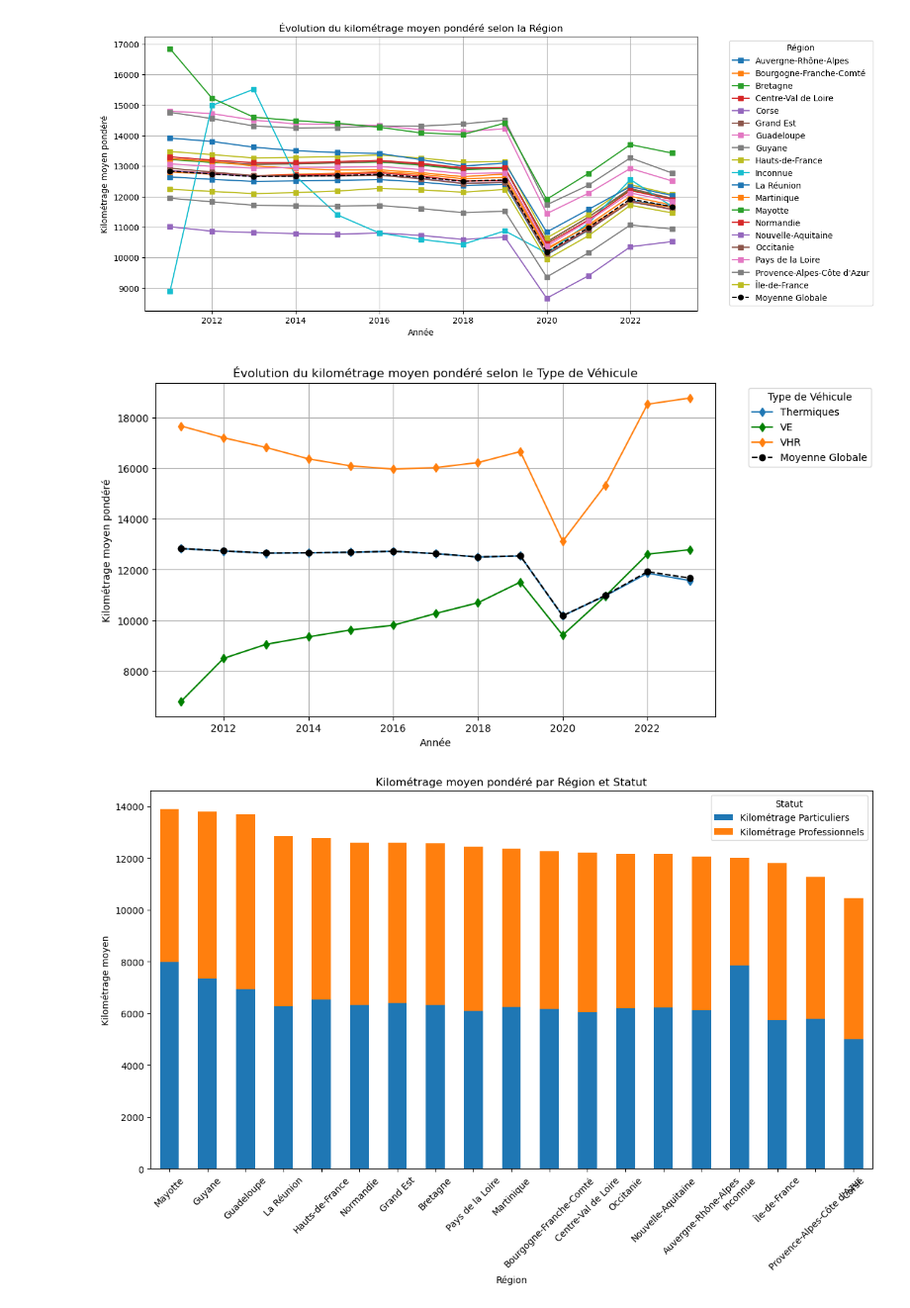
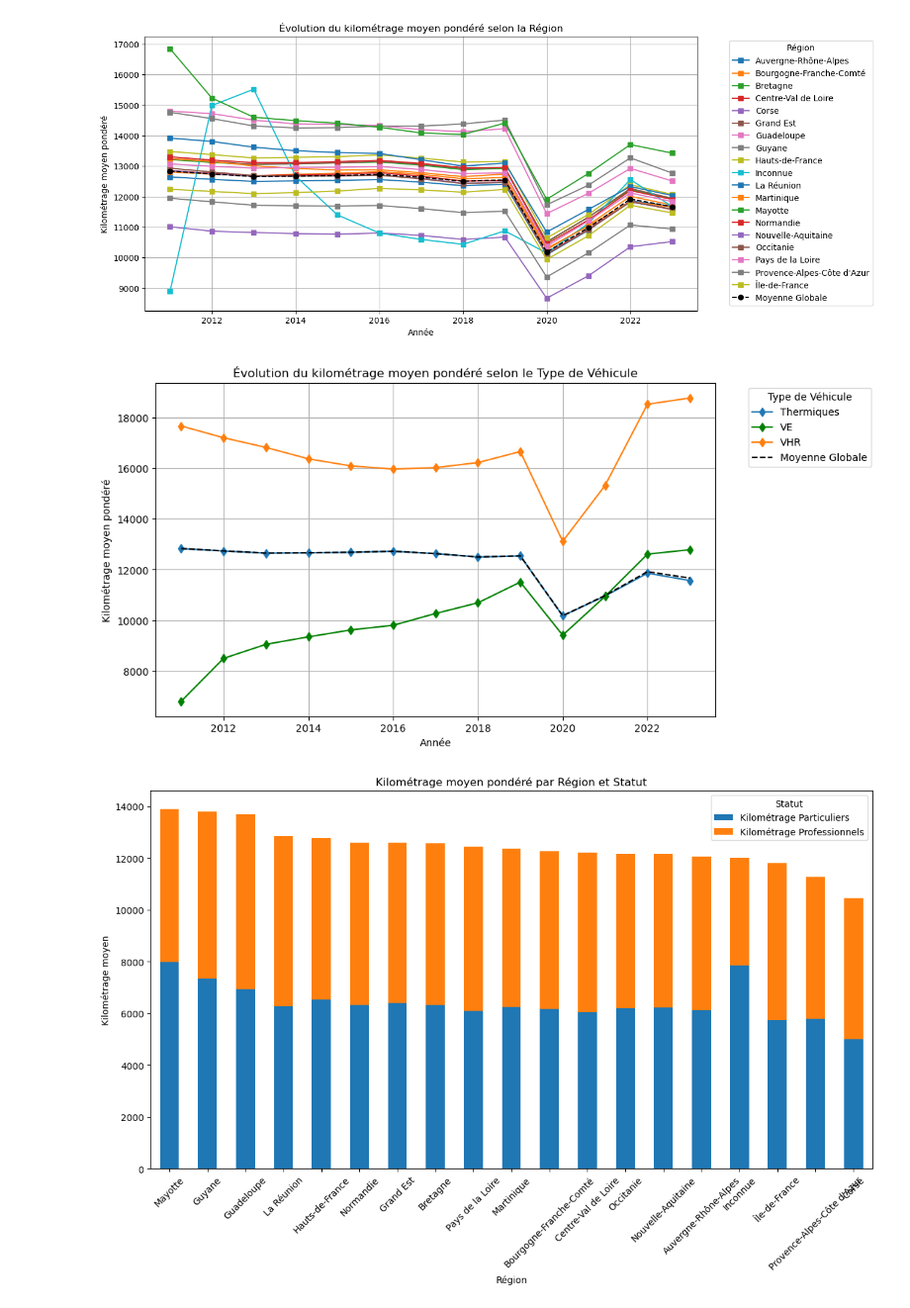
Before and after one commit to HugoMorand/Statapp, a Jupyter notebook: StatDes/plot.ipynb, the cells around one changed output. Shown at 99% size. Saved outputs shown, nothing was run; the diff lists cells and outputs as text; code cells hidden in the pictures.

```diff
--- a/StatDes/plot.ipynb
+++ b/StatDes/plot.ipynb
@@ -545,25 +557,25 @@ plt.show()
 # %%
 
 # ========================== 3️⃣ Kilométrage selon le type de véhicule ==========================
 df_vehicule = compute_metrics(["Année", "Type de véhicule"])
 
 plt.figure(figsize=(10, 6))
 for vehicule in df_vehicule["Type de véhicule"].unique():
     subset = df_vehicule[df_vehicule["Type de véhicule"] == vehicule]
     color = "green" if vehicule == "VE" else None  # Met en vert uniquement la courbe des VE
     plt.plot(subset["Année"], subset["Kilométrage moyen pondéré"], marker='d', linestyle='-', label=vehicule, color=color)
 
 # Ajout de la courbe de moyenne globale (noir)
-plt.plot(df_global["Année"], df_global["Kilométrage moyen pondéré"], color='black', marker='o', linestyle='--', label="Moyenne Globale")
+plt.plot(df_global["Année"], df_global["Kilométrage moyen pondéré"], color='black', linestyle='--', label="Moyenne Globale")
 
 plt.title("Évolution du kilométrage moyen pondéré selon le Type de Véhicule")
 plt.xlabel("Année")
 plt.ylabel("Kilométrage moyen pondéré")
 plt.legend(title="Type de Véhicule", bbox_to_anchor=(1.05, 1), loc='upper left')
 plt.grid(True)
 plt.show()
 # %% [output]
-[figure, old version]
+[figure, new version]
 # %%
 import pandas as pd
 import matplotlib.pyplot as plt
```
Also changed, not shown: parts of 5 cells of this notebook.
